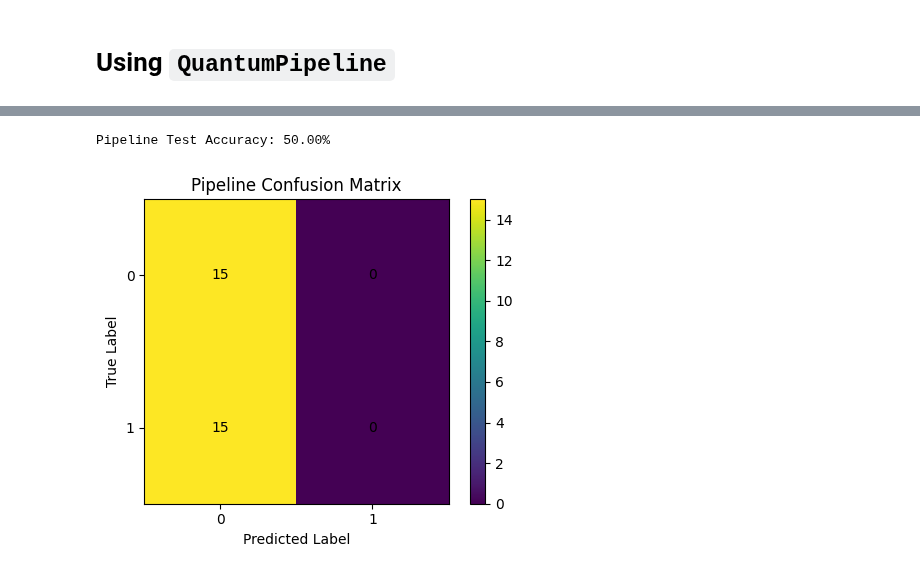
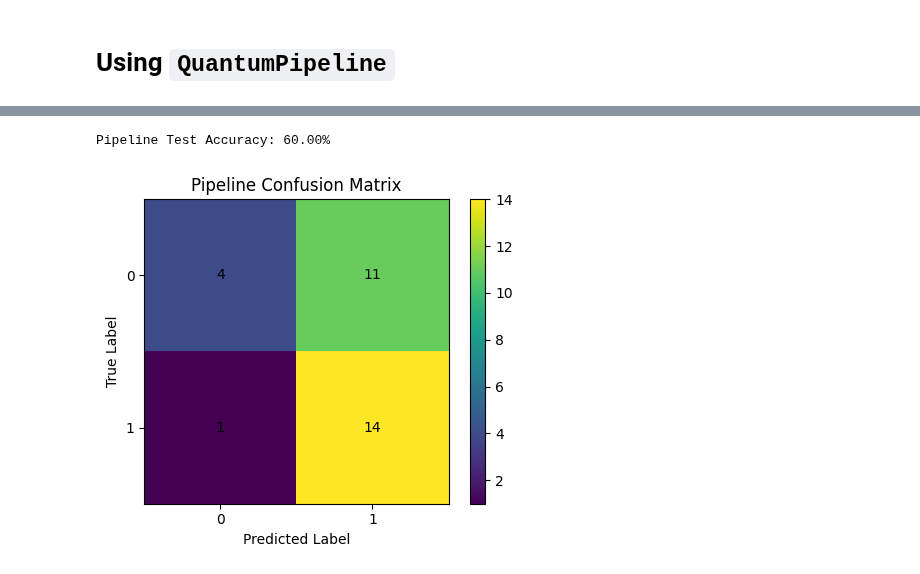
Before and after one commit to phoeenniixx/pyQit, a Jupyter notebook: doc/tutorials/vqc.ipynb, the cells around one changed output, grey strips where cells are left out. Saved outputs shown, nothing was run; the diff lists cells and outputs as text; code cells hidden in the pictures.

```diff
--- a/doc/tutorials/vqc.ipynb
+++ b/doc/tutorials/vqc.ipynb
@@ -38,9 +39,7 @@ model = VQCClassifier(
 )
 
 # Spin up the Trainer
-trainer = Trainer(
-    backend_type="pennylane", max_epochs=15, learning_rate=0.05, loss_fn="cross_entropy"
-)
+trainer = Trainer(backend_type="pennylane", max_epochs=15, learning_rate=0.05)
 
 history = trainer.fit(model, datamodule=dm)
 # %% [output]
@@ -118,13 +117,5 @@ dm_new = DataModule(
     batch_size=16,
     split=(0.7, 0.15, 0.15),
     seed=42,
+    backend="torch",
 )
-# %%
-print("Pre-training the Backbone")
-backbone = VQCClassifier(n_qubits=4, n_layers=4, backend="torch")
-
-pre_trainer = Trainer(
-    backend_type="torch", max_epochs=10, learning_rate=0.1, lightning_accelerator="gpu"
-)  # lightning_accelerator="gpu" is only for PyTorch Lightning backend,
-# it will be ignored for other backends
-pre_trainer.fit(backbone, dm_new)
@@ -175,7 +123,7 @@ The 'train_dataloader' does not have many workers which may be a bottleneck. Con
 from pyqit.core.pipeline import PipelineStage, QuantumPipeline
 
 # Stage 1: The "Pre-trained" Backbone (Frozen)
-backbone = VQCClassifier(n_qubits=4, n_layers=4, backend="torch")
+backbone = VQCClassifier(n_qubits=4, n_layers=4, n_classes=4, backend="torch")
 stage_1 = PipelineStage(backbone, name="feature_extractor", trainable=False)
 
 # Stage 2: The Trainable Head
@@ -184,9 +132,7 @@ stage_2 = PipelineStage(head, name="classifier", trainable=True)
 
 # Combine them into a Pipeline
 pipeline = QuantumPipeline([stage_1, stage_2], mode="sequential")
-trainer_new = Trainer(
-    backend_type="pennylane", max_epochs=10, learning_rate=0.05, loss_fn="cross_entropy"
-)
+trainer_new = Trainer(backend_type="torch", max_epochs=40, learning_rate=0.2)
 
 print("\nTraining Quantum Pipeline...")
 pipeline.fit(datamodule=dm_new, trainers=trainer_new, fit_mode="frozen_backbone")
@@ -212,33 +183,34 @@ QuantumPipeline(mode=sequential)
 # %%
 import matplotlib.pyplot as plt
 import numpy as np
 from sklearn.metrics import accuracy_score, confusion_matrix
 
 pipeline_preds = pipeline.predict(
-    X=dm.X_test, batch_size=16, backend="torch", return_format="numpy"
+    X=dm_new.X_test, batch_size=16, backend="torch", return_format="numpy"
 )
+actuals = dm_new.y_test
 
 pipe_acc = accuracy_score(actuals, pipeline_preds)
 print(f"Pipeline Test Accuracy: {pipe_acc * 100:.2f}%")
 
 pipe_cm = confusion_matrix(actuals, pipeline_preds)
 
 plt.figure(figsize=(5, 4))
 plt.imshow(pipe_cm)
 plt.title("Pipeline Confusion Matrix")
 plt.xlabel("Predicted Label")
 plt.ylabel("True Label")
 
 for i in range(pipe_cm.shape[0]):
     for j in range(pipe_cm.shape[1]):
         plt.text(j, i, pipe_cm[i, j], ha="center", va="center")
 
 plt.xticks(np.arange(pipe_cm.shape[1]))
 plt.yticks(np.arange(pipe_cm.shape[0]))
 
 plt.colorbar()
 plt.tight_layout()
 plt.show()
 # %% [output]
-Pipeline Test Accuracy: 50.00%
+Pipeline Test Accuracy: 60.00%
-[figure, old version]
+[figure, new version]
```
Also changed, not shown: parts of 5 cells of this notebook, 7 other files.
